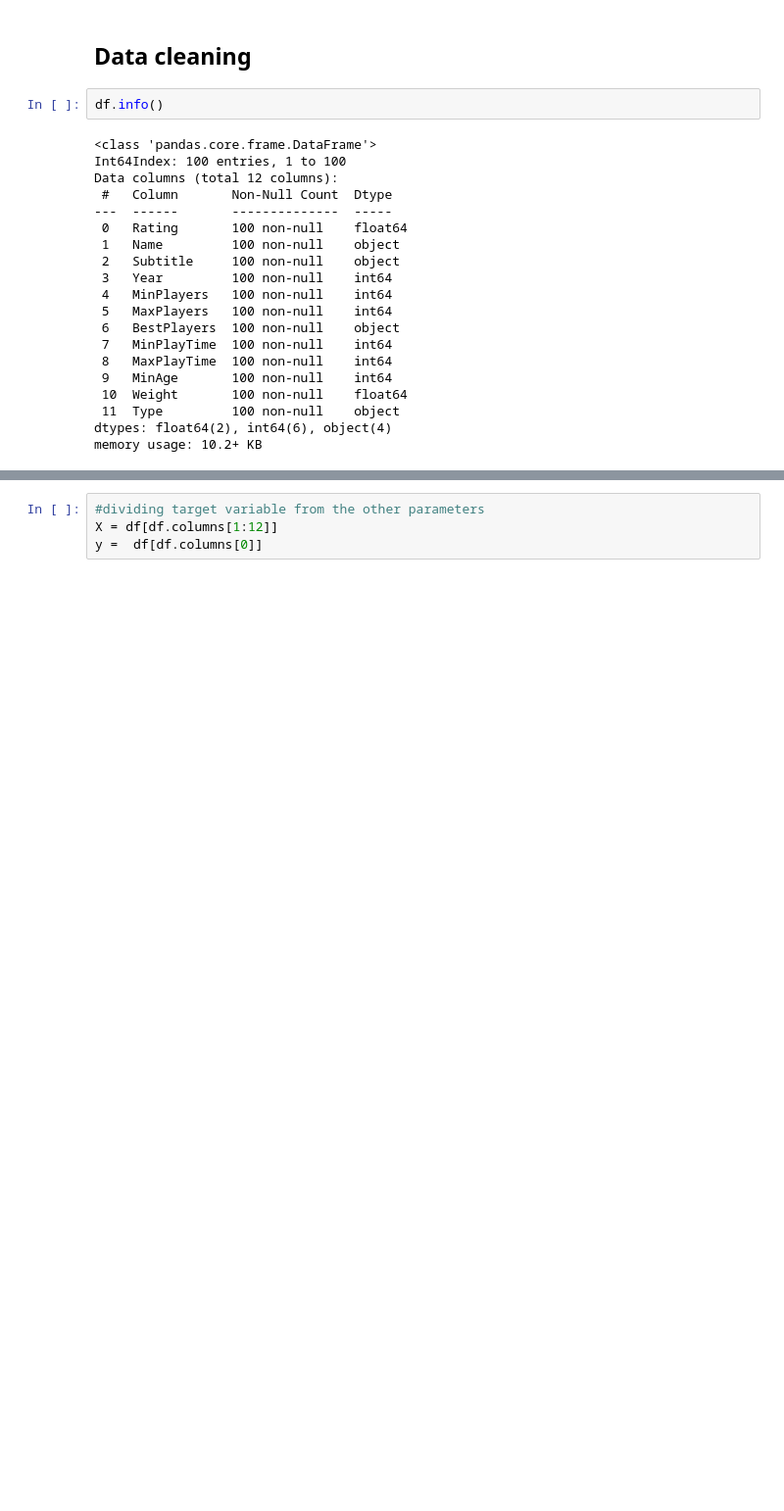
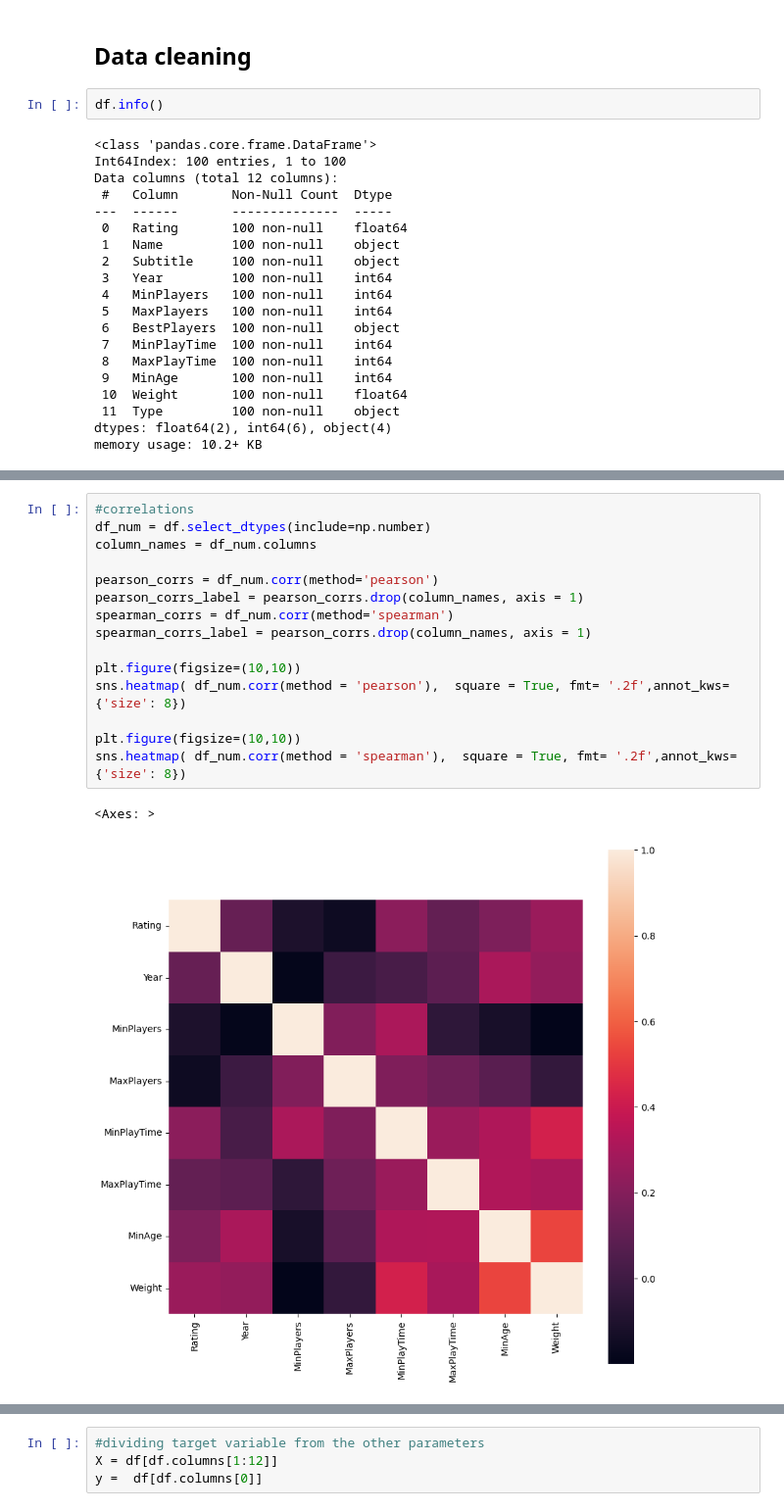
Before and after one commit to molnedit4/bg100_project, a Jupyter notebook: bg100_notebook.ipynb, the cells around one changed output, grey strips where cells are left out. Shown at 98% size. Cells and saved outputs as stored; diff of their text form; blank space fills up the shorter version.

Commit message:
correlations and regressions

```diff
--- a/bg100_notebook.ipynb
+++ b/bg100_notebook.ipynb
@@ -80,0 +73,18 @@ memory usage: 10.2+ KB
+# %%
+#correlations
+df_num = df.select_dtypes(include=np.number)
+column_names = df_num.columns
+
+pearson_corrs = df_num.corr(method='pearson')
+pearson_corrs_label = pearson_corrs.drop(column_names, axis = 1)
+spearman_corrs = df_num.corr(method='spearman')
+spearman_corrs_label = pearson_corrs.drop(column_names, axis = 1)
+
+plt.figure(figsize=(10,10))
+sns.heatmap( df_num.corr(method = 'pearson'),  square = True, fmt= '.2f',annot_kws={'size': 8})
+
+plt.figure(figsize=(10,10))
+sns.heatmap( df_num.corr(method = 'spearman'),  square = True, fmt= '.2f',annot_kws={'size': 8})
+# %% [output]
+<Axes: >
+[figure, added]
```
Also changed, not shown: parts of 12 cells of this notebook.
